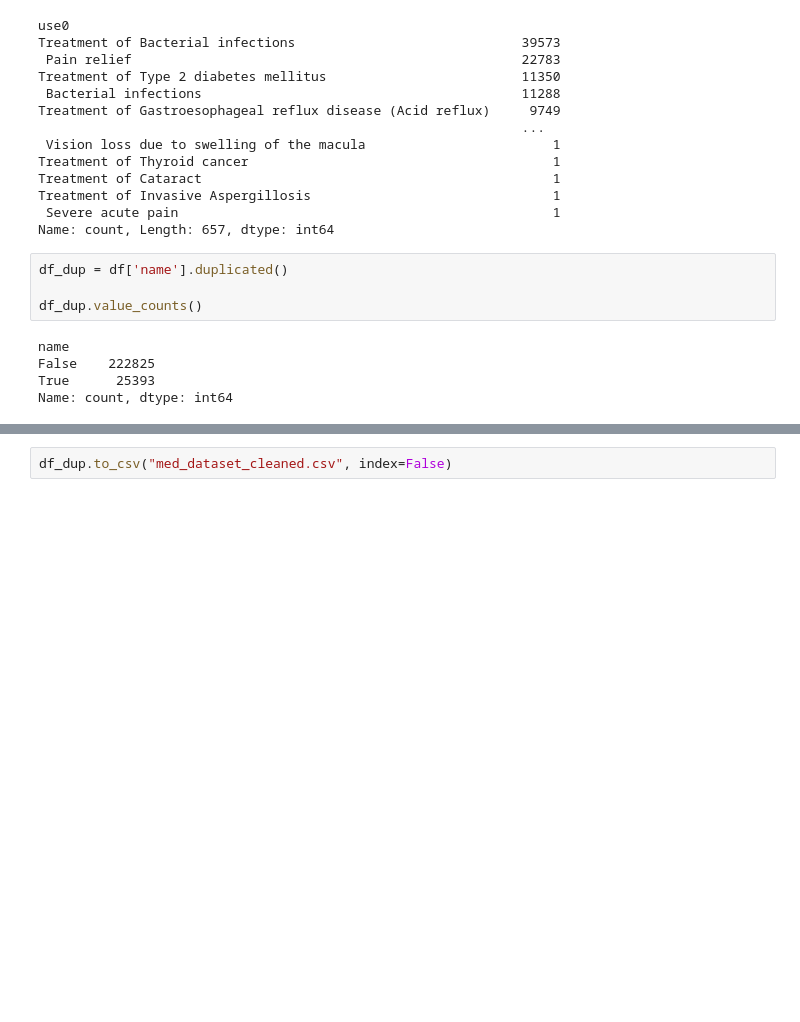
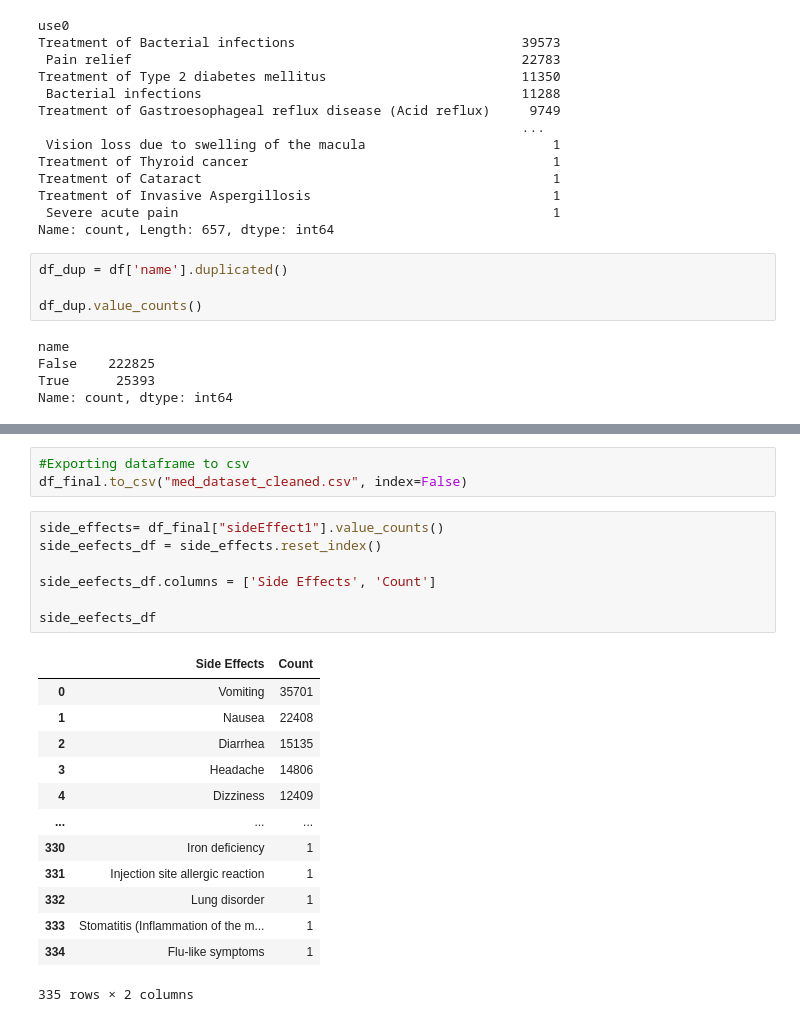
Before and after one commit to jakemcgraw83/project3Med_interactions, a Jupyter notebook: Exploring_data.ipynb, the cells around one changed output, grey strips where cells are left out. Saved outputs shown, nothing was run; the diff lists cells and outputs as text; blank space fills up the shorter version.

```diff
--- a/Exploring_data.ipynb
+++ b/Exploring_data.ipynb
@@ -90,2 +98,24 @@ df_dup
 # %%
-df_dup.to_csv("med_dataset_cleaned.csv", index=False)
+#Exporting dataframe to csv
+df_final.to_csv("med_dataset_cleaned.csv", index=False)
+# %%
+side_effects= df_final["sideEffect1"].value_counts()
+side_eefects_df = side_effects.reset_index()
+
+side_eefects_df.columns = ['Side Effects', 'Count']
+
+side_eefects_df
+# %% [output]
+|  | Side Effects | Count |
+| 0 | Vomiting | 35701 |
+| 1 | Nausea | 22408 |
+| 2 | Diarrhea | 15135 |
+| 3 | Headache | 14806 |
+| 4 | Dizziness | 12409 |
+| ... | ... | ... |
+| 330 | Iron deficiency | 1 |
+| 331 | Injection site allergic reaction | 1 |
+| 332 | Lung disorder | 1 |
+| 333 | Stomatitis (Inflammation of the m... | 1 |
+| 334 | Flu-like symptoms | 1 |
+335 rows × 2 columns
```
Also changed, not shown: parts of 8 cells of this notebook, 1 other file.
